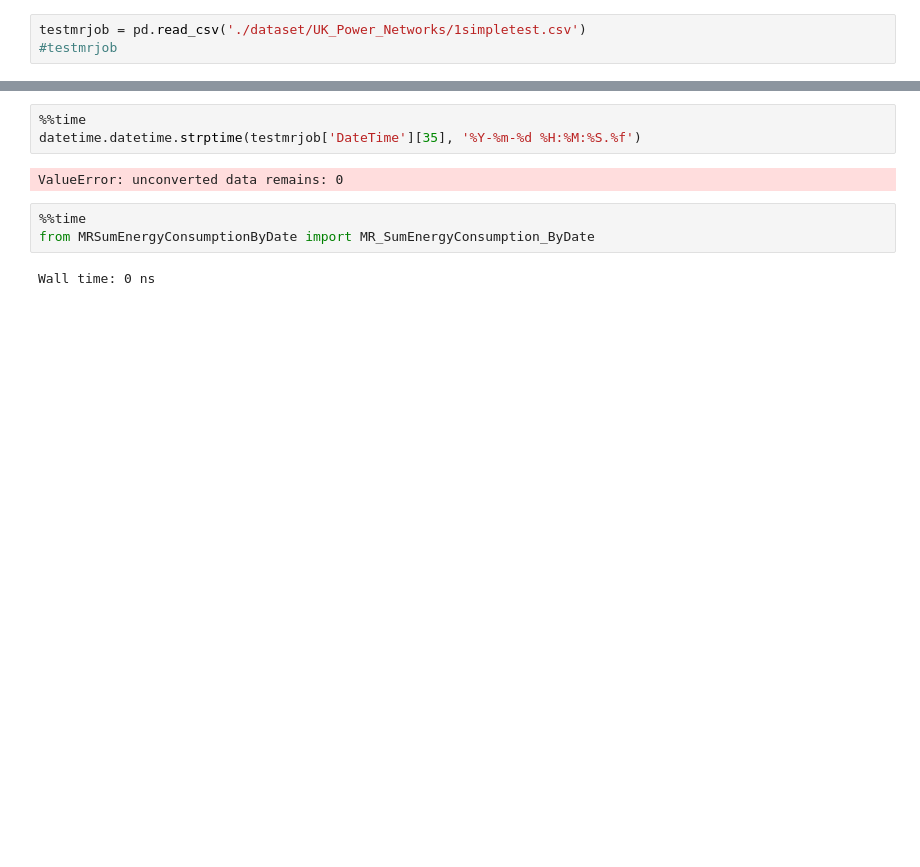
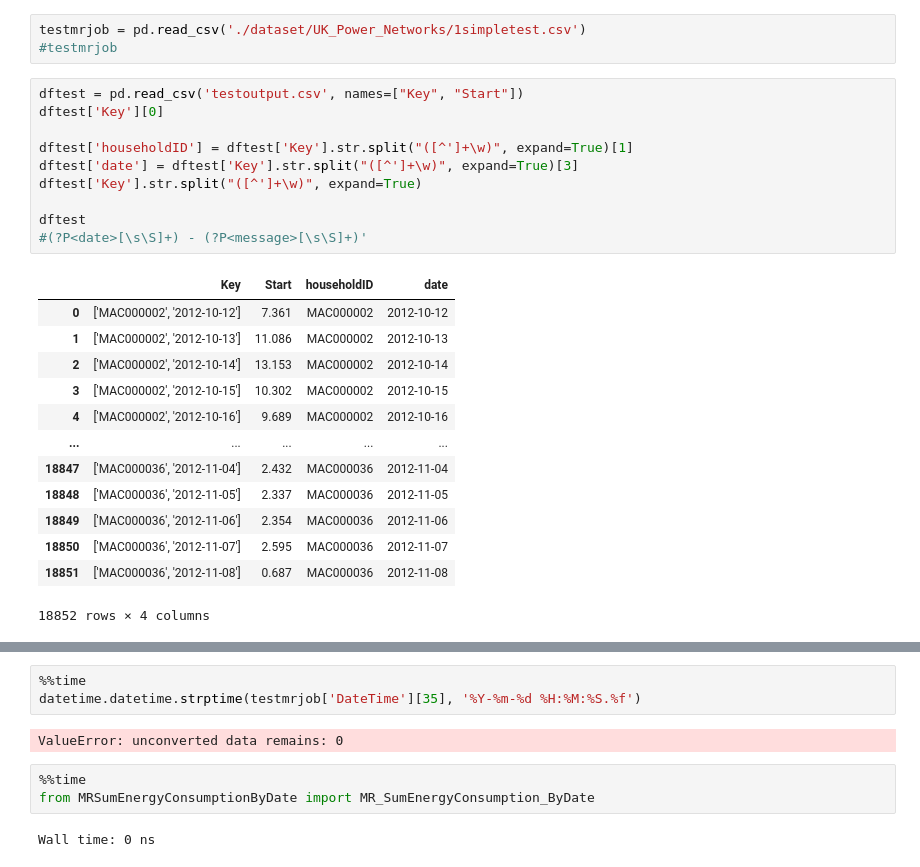
Before and after one commit to 93ramadan/uob-bdsa603-practice2, a Jupyter notebook: 20113798.ipynb, the cells around one changed output, grey strips where cells are left out. Cells and saved outputs as stored; diff of their text form; blank space fills up the shorter version.

```diff
--- a/20113798.ipynb
+++ b/20113798.ipynb
@@ -283,6 +418,30 @@ Wall time: 17.4 ms
 # %%
 testmrjob = pd.read_csv('./dataset/UK_Power_Networks/1simpletest.csv')
 #testmrjob
+# %%
+dftest = pd.read_csv('testoutput.csv', names=["Key", "Start"])
+dftest['Key'][0]
+
+dftest['householdID'] = dftest['Key'].str.split("([^']+\w)", expand=True)[1]
+dftest['date'] = dftest['Key'].str.split("([^']+\w)", expand=True)[3]
+dftest['Key'].str.split("([^']+\w)", expand=True)
+
+dftest
+#(?P<date>[\s\S]+) - (?P<message>[\s\S]+)'
+# %% [output]
+|  | Key | Start | householdID | date |
+| 0 | ['MAC000002', '2012-10-12'] | 7.361 | MAC000002 | 2012-10-12 |
+| 1 | ['MAC000002', '2012-10-13'] | 11.086 | MAC000002 | 2012-10-13 |
+| 2 | ['MAC000002', '2012-10-14'] | 13.153 | MAC000002 | 2012-10-14 |
+| 3 | ['MAC000002', '2012-10-15'] | 10.302 | MAC000002 | 2012-10-15 |
+| 4 | ['MAC000002', '2012-10-16'] | 9.689 | MAC000002 | 2012-10-16 |
+| ... | ... | ... | ... | ... |
+| 18847 | ['MAC000036', '2012-11-04'] | 2.432 | MAC000036 | 2012-11-04 |
+| 18848 | ['MAC000036', '2012-11-05'] | 2.337 | MAC000036 | 2012-11-05 |
+| 18849 | ['MAC000036', '2012-11-06'] | 2.354 | MAC000036 | 2012-11-06 |
+| 18850 | ['MAC000036', '2012-11-07'] | 2.595 | MAC000036 | 2012-11-07 |
+| 18851 | ['MAC000036', '2012-11-08'] | 0.687 | MAC000036 | 2012-11-08 |
+18852 rows × 4 columns
 # %%
 %%time
 #!python MRSumEnergyConsumptionByDate.py $PyArgs "./dataset/UK_Power_Networks/1simpletest.csv"
```
Also changed, not shown: parts of 30 cells of this notebook, 17 other files.
